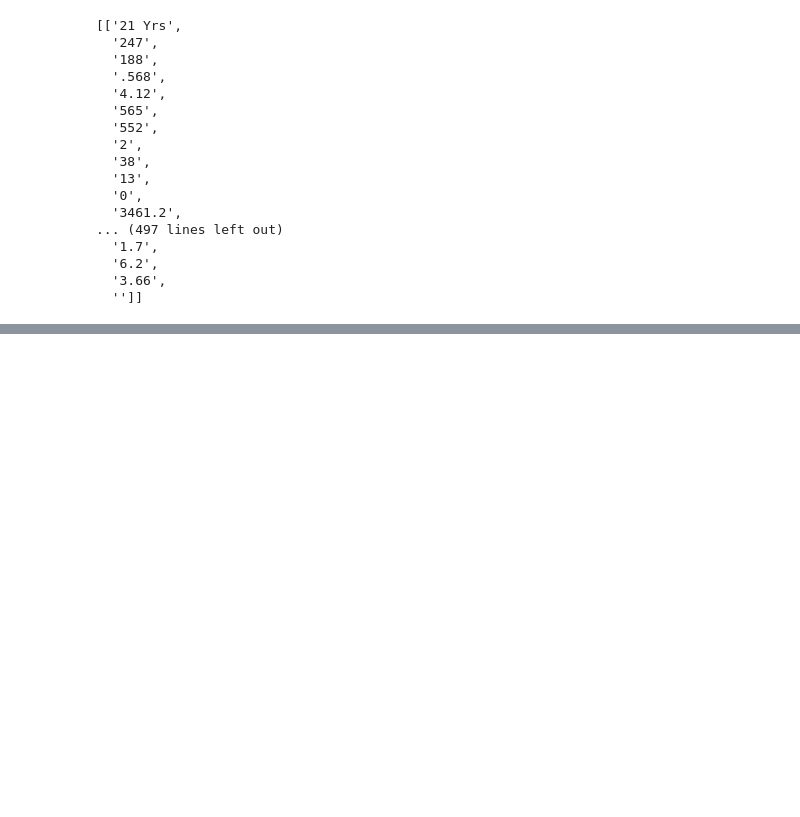
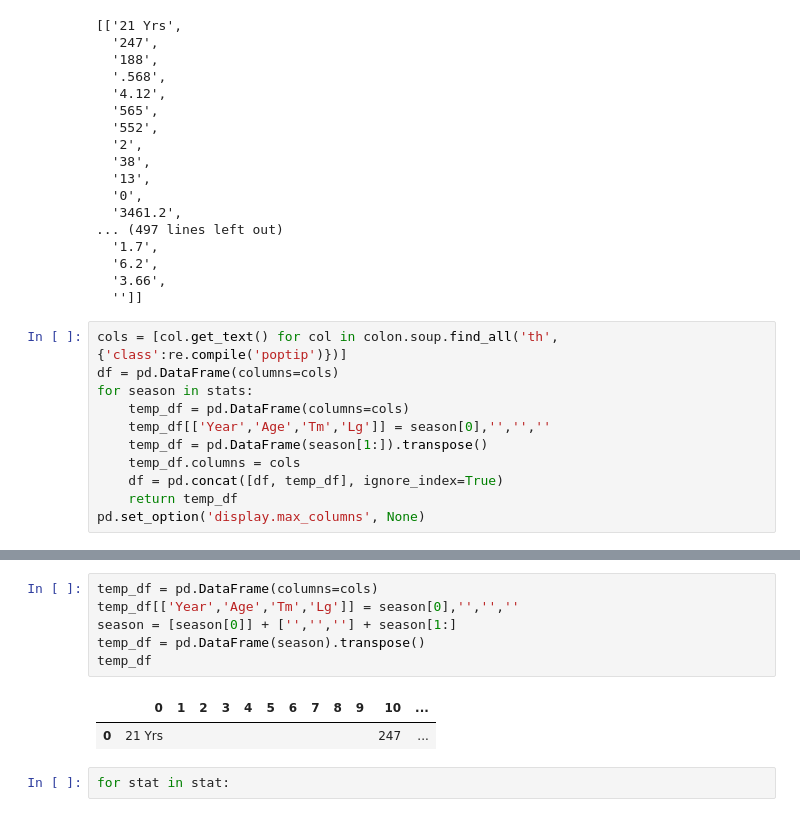
Before and after one commit to jeremytjess/Web-Scrapers, a Jupyter notebook: baseballReferenceScraper.ipynb, the cells around one changed output, grey strips where cells are left out. Saved outputs shown, nothing was run; the diff lists cells and outputs as text; blank space fills up the shorter version.

```diff
--- a/baseballReferenceScraper.ipynb
+++ b/baseballReferenceScraper.ipynb
@@ -134,3 +164,14 @@ stats
   '6.2',
   '3.66',
   '']]
+# %%
+cols = [col.get_text() for col in colon.soup.find_all('th', {'class':re.compile('poptip')})]
+df = pd.DataFrame(columns=cols)
+for season in stats:
+    temp_df = pd.DataFrame(columns=cols)
+    temp_df[['Year','Age','Tm','Lg']] = season[0],'','',''
+    temp_df = pd.DataFrame(season[1:]).transpose()
+    temp_df.columns = cols
+    df = pd.concat([df, temp_df], ignore_index=True)
+    return temp_df
+pd.set_option('display.max_columns', None)
@@ -136,0 +201,11 @@ stats
+# %%
+temp_df = pd.DataFrame(columns=cols)
+temp_df[['Year','Age','Tm','Lg']] = season[0],'','',''
+season = [season[0]] + ['','',''] + season[1:]
+temp_df = pd.DataFrame(season).transpose()
+temp_df
+# %% [output]
+|  | 0 | 1 | 2 | 3 | 4 | 5 | 6 | 7 | 8 | 9 | 10 | ... |
+| 0 | 21 Yrs |  |  |  |  |  |  |  |  |  | 247 | ... |
+# %%
+for stat in stat:
```
Also changed, not shown: parts of 8 cells of this notebook.
